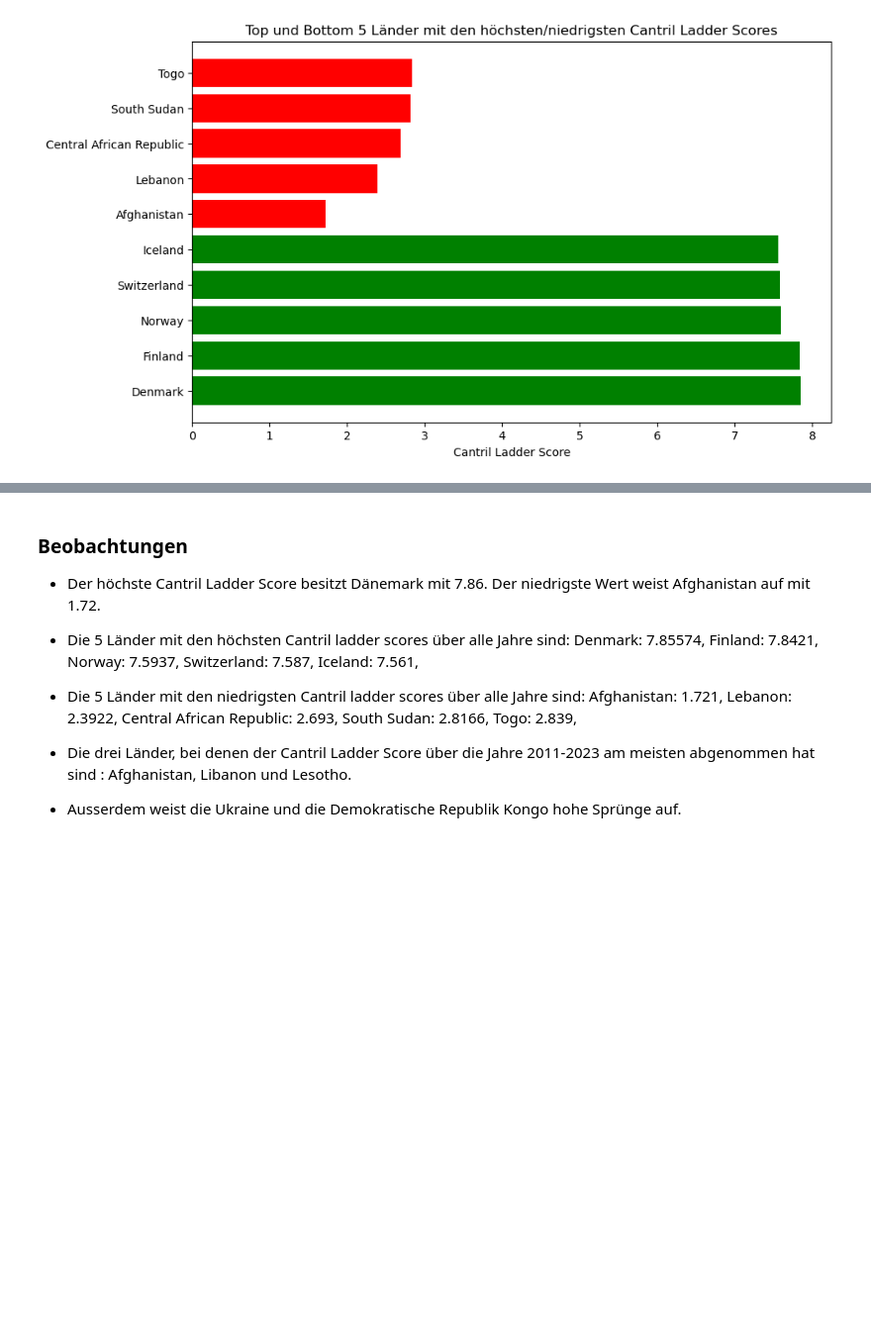
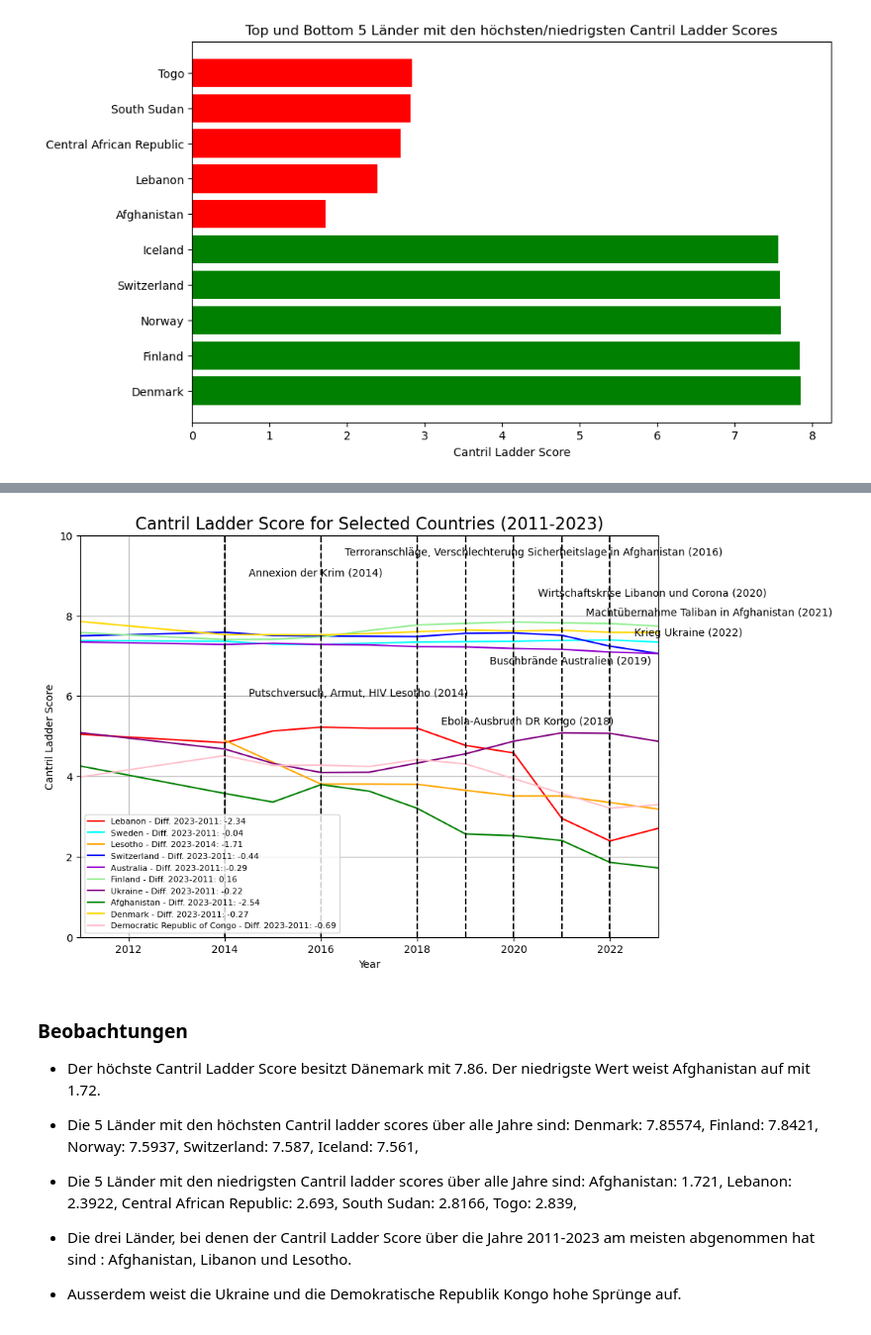
Before and after one commit to Elena-avk/elena, a Jupyter notebook: LN_Python_Elena_Yasemin.ipynb, the cells around one changed output, grey strips where cells are left out. Shown: that part at 99% size. Cells and saved outputs as stored; diff of their text form; code cells hidden in the pictures; blank space fills up the shorter version.

Commit message:
Graphik aktualisiert

```diff
--- a/LN_Python_Elena_Yasemin.ipynb
+++ b/LN_Python_Elena_Yasemin.ipynb
@@ -483,3 +411,80 @@ KeyError: 'Cantril Ladder Score'
+# %%
+import pandas as pd
+import matplotlib.pyplot as plt
+
+df = pd.read_csv('happiness-cantril-ladder.csv', skiprows=1,
+                 names=['Gebiet', 'Code', 'Jahr', 'Cantril Ladder Score'])
+
+df_filtered = df[(df['Jahr'] >= 2011) & (df['Jahr'] <= 2023)]
+
+selected_countries = list({
+    'Switzerland', 'Sweden', 'Finland', 'Denmark', 'Australia',
+    'Afghanistan', 'Lebanon', 'Lesotho',
+    'Democratic Republic of Congo', 'Ukraine'
+})
+
+color_dict = {
+    'Switzerland': 'blue',
+    'Sweden': 'cyan',
+    'Finland': 'lightgreen',
+    'Denmark': 'gold',
+    'Australia': 'darkviolet',
+    'Afghanistan': 'green',
+    'Lebanon': 'red',
+    'Lesotho': 'orange',
+    'Democratic Republic of Congo': 'pink',
+    'Ukraine': 'purple'}
+
+plt.figure(figsize=(10, 7))
+
+for gebiet in selected_countries:
+    if gebiet in df_filtered['Gebiet'].values:
+        region_data = df_filtered[df_filtered['Gebiet'] == gebiet]
+
+        if (df_filtered[(df_filtered['Gebiet'] == gebiet) & (df_filtered['Jahr'] == 2023)].shape[0] > 0):
+            first_year = region_data['Jahr'].min()
+            diff = df_filtered[(df_filtered['Gebiet'] == gebiet) & (df_filtered['Jahr'] == 2023)]['Cantril Ladder Score'].values[0] - \
+                   df_filtered[(df_filtered['Gebiet'] == gebiet) & (df_filtered['Jahr'] == first_year)]['Cantril Ladder Score'].values[0]
+
+            plt.plot(region_data['Jahr'], region_data['Cantril Ladder Score'],
+                     label=f'{gebiet} - Diff. 2023-{first_year}: {diff:.2f}',
+                     color=color_dict.get(gebiet, 'gray'))
+
+
+plt.axvline(x=2014, color='black', linestyle='--')
+plt.text(2014.5, 9, 'Annexion der Krim (2014)', fontsize=10, color='black')
+
+plt.axvline(x=2014, color='black', linestyle='--')
+plt.text(2014.5, 6, 'Putschversuch, Armut, HIV Lesotho (2014)', fontsize=10, color='black')
+
+plt.axvline(x=2016, color='black', linestyle='--')
+plt.text(2016.5, 9.5, 'Terroranschläge, Verschlechterung Sicherheitslage in Afghanistan (2016)', fontsize=10, color='black')
+
+plt.axvline(x=2018, color='black', linestyle='--')
+plt.text(2018.5, 5.3, 'Ebola-Ausbruch DR Kongo (2018)', fontsize=10, color='black')
+
+plt.axvline(x=2019, color='black', linestyle='--')
+plt.text(2019.5, 6.8, 'Buschbrände Australien (2019)', fontsize=10, color='black')
+
+plt.axvline(x=2020, color='black', linestyle='--')
+plt.text(2020.5, 8.5, 'Wirtschaftskrise Libanon und Corona (2020)', fontsize=10, color='black')
+
+plt.axvline(x=2021, color='black', linestyle='--')
+plt.text(2021.5, 8, 'Machtübernahme Taliban in Afghanistan (2021)', fontsize=10, color='black')
+
+plt.axvline(x=2022, color='black', linestyle='--')
+plt.text(2022.5, 7.5, 'Krieg Ukraine (2022)', fontsize=10, color='black')
+
+plt.title('Cantril Ladder Score for Selected Countries (2011-2023)', fontsize=16)
+plt.xlabel('Year')
+plt.ylabel('Cantril Ladder Score')
+plt.legend(loc='best', fontsize=8)
+plt.xlim([2011, 2023])
+plt.ylim([0, 10])
+plt.grid(True)
+plt.show()
+# %% [output]
+[figure, added]
 # %% [markdown]
 ### Beobachtungen
 - Der höchste Cantril Ladder Score besitzt Dänemark mit 7.86. Der niedrigste Wert weist Afghanistan auf mit 1.72.
```
Also changed, not shown: parts of 2 cells of this notebook.
